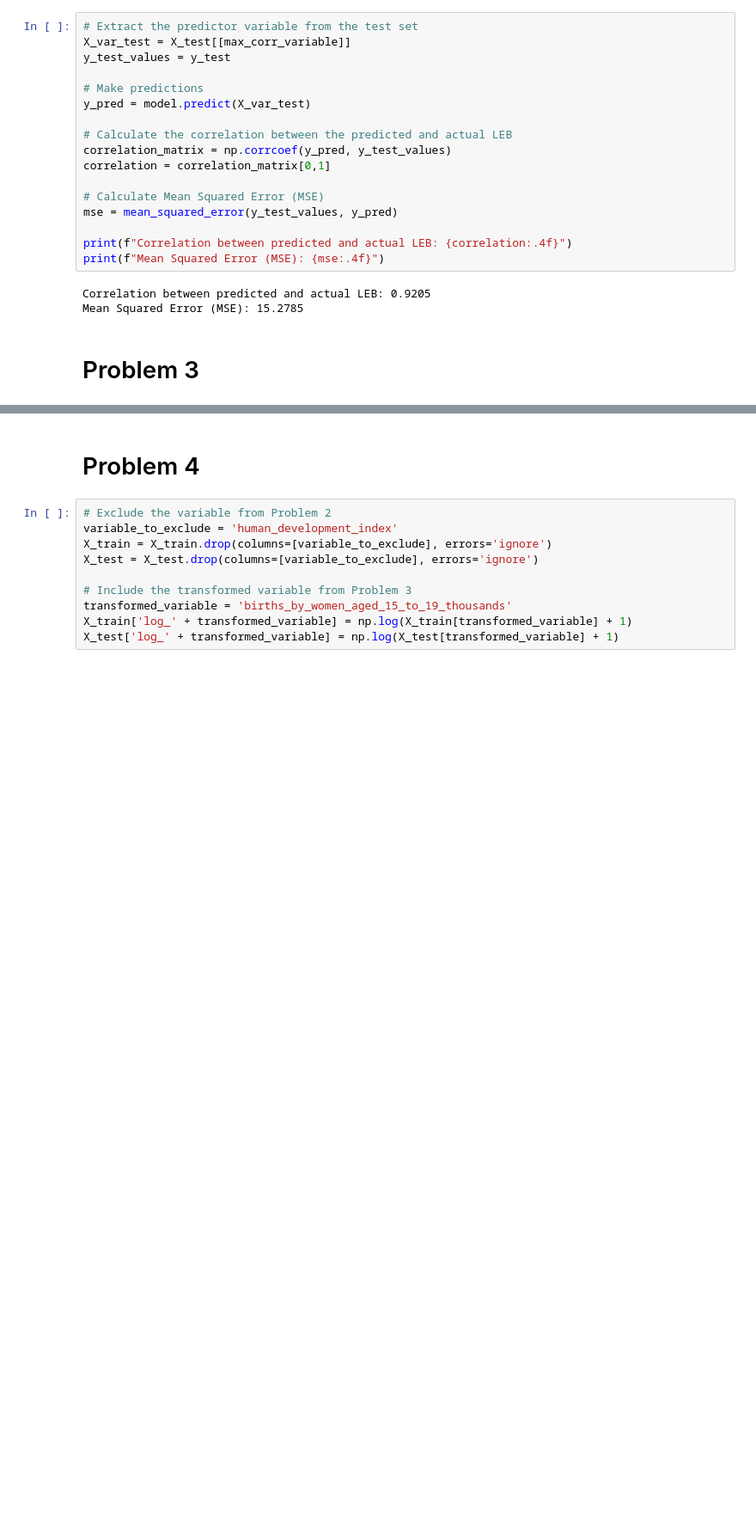
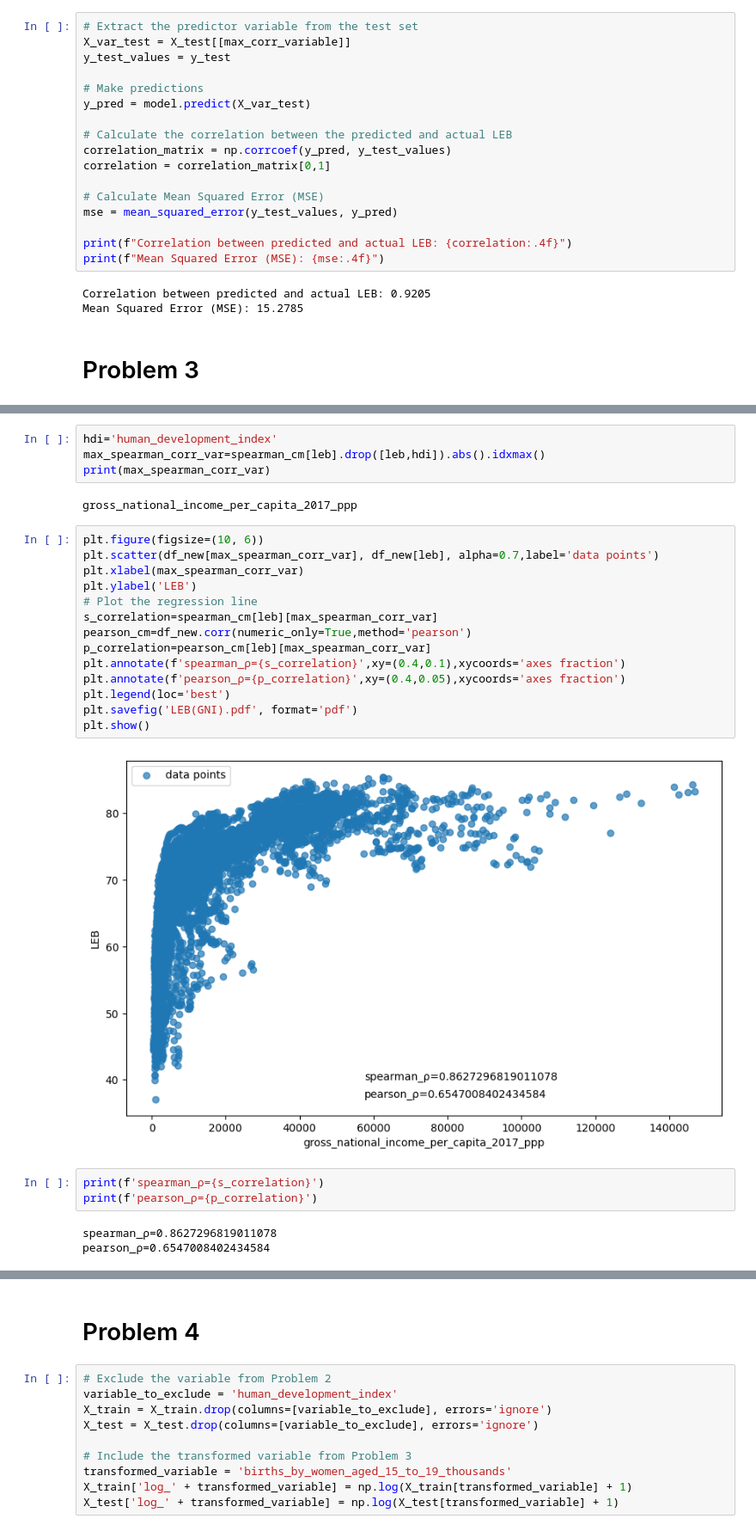
Before and after one commit to MahdiTheGreat/LifeExpectancy, a Jupyter notebook: life_expectancy.ipynb, the cells around one changed output, grey strips where cells are left out. Shown at 86% size. Drawn from its saved outputs; the diff is of its cells as text; blank space fills up the shorter version.

```diff
--- a/life_expectancy.ipynb
+++ b/life_expectancy.ipynb
@@ -331,3 +366,31 @@ plt.show()
+# %%
+hdi='human_development_index'
+max_spearman_corr_var=spearman_cm[leb].drop([leb,hdi]).abs().idxmax()
+print(max_spearman_corr_var)
+# %% [output]
+gross_national_income_per_capita_2017_ppp
+# %%
+plt.figure(figsize=(10, 6))
+plt.scatter(df_new[max_spearman_corr_var], df_new[leb], alpha=0.7,label='data points')
+plt.xlabel(max_spearman_corr_var)
+plt.ylabel('LEB')
+# Plot the regression line
+s_correlation=spearman_cm[leb][max_spearman_corr_var]
+pearson_cm=df_new.corr(numeric_only=True,method='pearson')
+p_correlation=pearson_cm[leb][max_spearman_corr_var]
+plt.annotate(f'spearman_ρ={s_correlation}',xy=(0.4,0.1),xycoords='axes fraction')
+plt.annotate(f'pearson_ρ={p_correlation}',xy=(0.4,0.05),xycoords='axes fraction')
+plt.legend(loc='best')
+plt.savefig('LEB(GNI).pdf', format='pdf')
+plt.show()
+# %% [output]
+[figure, added]
+# %%
+print(f'spearman_ρ={s_correlation}')
+print(f'pearson_ρ={p_correlation}')
+# %% [output]
+spearman_ρ=0.8627296819011078
+pearson_ρ=0.6547008402434584
 # %%
 def find_best_transformation(X_var, y_var):
     transformations = {
```
Also changed, not shown: parts of 13 cells of this notebook.
